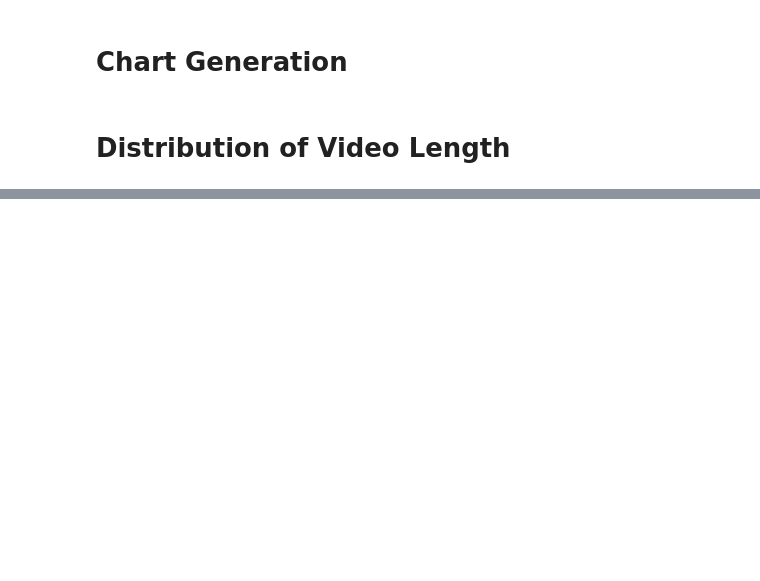
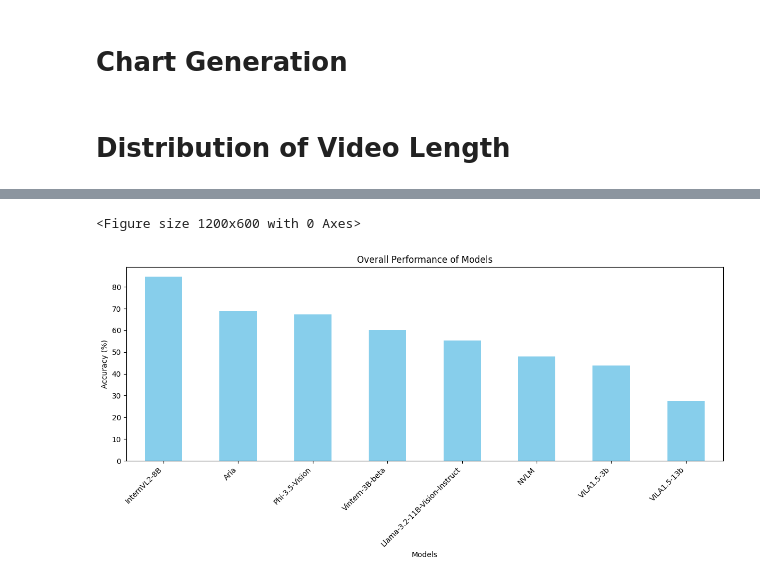
Before and after one commit to amitbcp/MVTamperBench, a Jupyter notebook: graphs.ipynb, the cells around one changed output, grey strips where cells are left out. Drawn from its saved outputs; the diff is of its cells as text; code cells hidden in the pictures; blank space fills up the shorter version.

Commit message:
Updated graphs to be automated and filtered

```diff
--- a/graphs.ipynb
+++ b/graphs.ipynb
@@ -133,0 +103,8 @@ plt.show()
+# %%
+# Clean the data (remove % and convert to numeric)
+df_cleaned = df.copy()
+df_cleaned.rename(columns={"Unnamed: 0": "Effect"}, inplace=True)
+# Exclude the 'Effect' column during cleaning
+numeric_columns = df_cleaned.columns[1:]  # All columns except "Effect"
+df_cleaned[numeric_columns] = df_cleaned[numeric_columns].replace('%', '', regex=True).astype(float)
+df_cleaned
@@ -133,0 +120,37 @@ plt.show()
+# %%
+# Extract "Overall" row as a series
+overall_values = df_cleaned[df_cleaned["Effect"] == "overall"].set_index("Effect").iloc[0]
+
+# Ensure proper numeric conversion of overall values
+overall_values = overall_values.astype(float)
+
+# Filter columns based on the condition
+filtered_columns = overall_values[(overall_values > 4) & (overall_values < 99)].index.tolist()
+
+# Create a filtered dataframe with the selected columns
+filtered_df = df_cleaned[["Effect"] + filtered_columns]
+filtered_df
+df_cleaned = filtered_df
+# %%
+# ===== Analysis 1: Overall Performance =====
+# Extract the "Overall" row
+overall_performance = df_cleaned[df_cleaned["Effect"] == "overall"].set_index("Effect").T
+overall_performance.columns = ["Overall Accuracy"]
+
+# Sort models by overall accuracy
+overall_performance = overall_performance.sort_values("Overall Accuracy", ascending=False)
+
+# Plot overall performance
+plt.figure(figsize=(12, 6))
+overall_performance.plot(kind="bar", figsize=(12, 6), color="skyblue", legend=False)
+plt.title("Overall Performance of Models")
+plt.ylabel("Accuracy (%)")
+plt.xlabel("Models")
+plt.xticks(rotation=45, ha="right")
+plt.tight_layout()
+plt.savefig("assets/overall_performance.png", dpi=300)
+plt.show()
+plt.close()
+# %% [output]
+<Figure size 1200x600 with 0 Axes>
+[figure, added]
```
Also changed, not shown: parts of 18 cells of this notebook.
